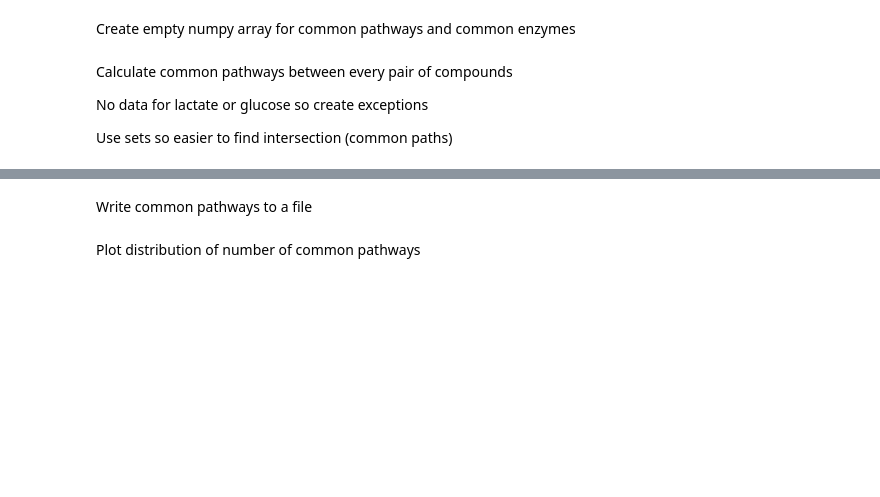
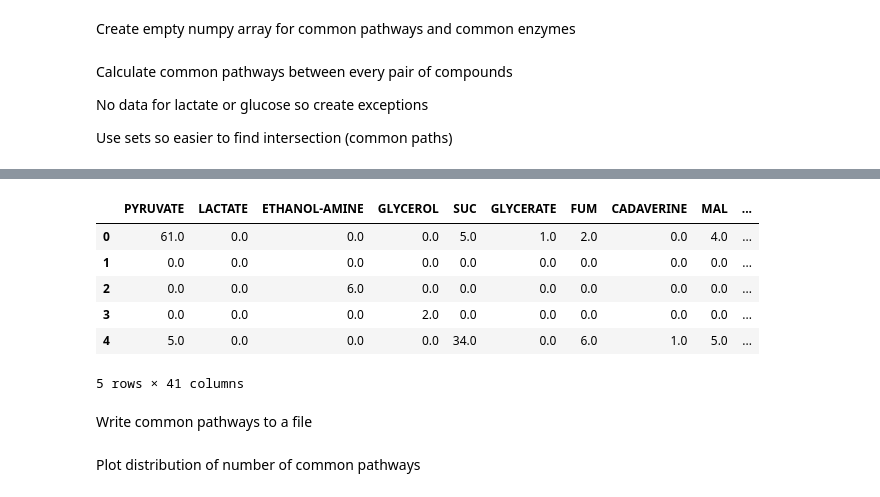
Before and after one commit to jp-cranfield/bioSOM, a Jupyter notebook: GetBiologicalData.ipynb, the cells around one changed output, grey strips where cells are left out. Cells and saved outputs as stored; diff of their text form; code cells hidden in the pictures; blank space fills up the shorter version.

```diff
--- a/GetBiologicalData.ipynb
+++ b/GetBiologicalData.ipynb
@@ -85,3 +127,23 @@ for row in range(0, rows):
+# %%
+common_pathways.head(5)
+#type(compounds)
+#print(compounds)
+#print(len(compounds))
+#print(common_pathways.info())
+#compounds.insert(0, "")
+common_pathways.columns = compounds
+#common_enzymes.rows = compounds
+#common_enzymes.head(5)
+# %%
+common_pathways.head(5)
+# %% [output]
+|  | PYRUVATE | LACTATE | ETHANOL-AMINE | GLYCEROL | SUC | GLYCERATE | FUM | CADAVERINE | MAL | ... |
+| 0 | 61.0 | 0.0 | 0.0 | 0.0 | 5.0 | 1.0 | 2.0 | 0.0 | 4.0 | ... |
+| 1 | 0.0 | 0.0 | 0.0 | 0.0 | 0.0 | 0.0 | 0.0 | 0.0 | 0.0 | ... |
+| 2 | 0.0 | 0.0 | 6.0 | 0.0 | 0.0 | 0.0 | 0.0 | 0.0 | 0.0 | ... |
+| 3 | 0.0 | 0.0 | 0.0 | 2.0 | 0.0 | 0.0 | 0.0 | 0.0 | 0.0 | ... |
+| 4 | 5.0 | 0.0 | 0.0 | 0.0 | 34.0 | 0.0 | 6.0 | 1.0 | 5.0 | ... |
+5 rows × 41 columns
 # %% [markdown]
 Write common pathways to a file
 # %%
```
Also changed, not shown: parts of 6 cells of this notebook, 2 other files.
